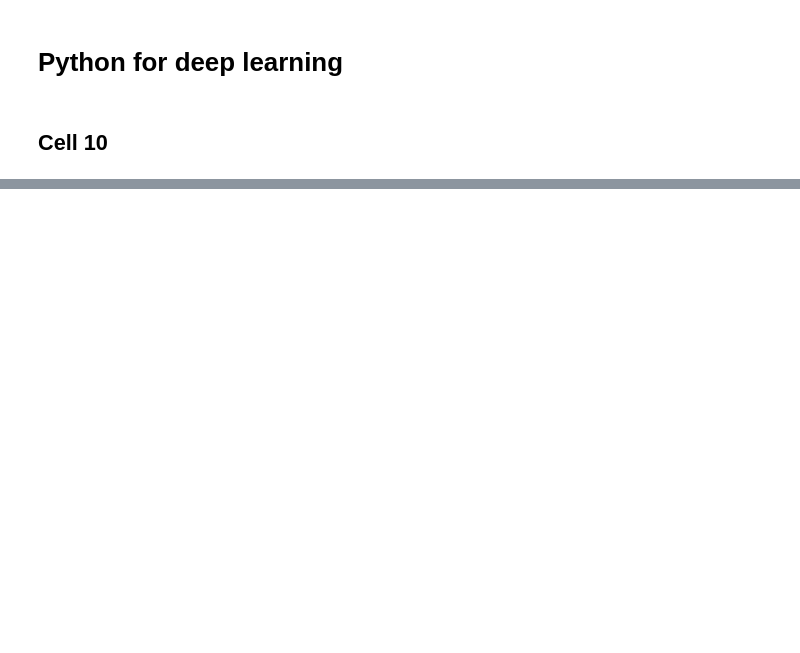
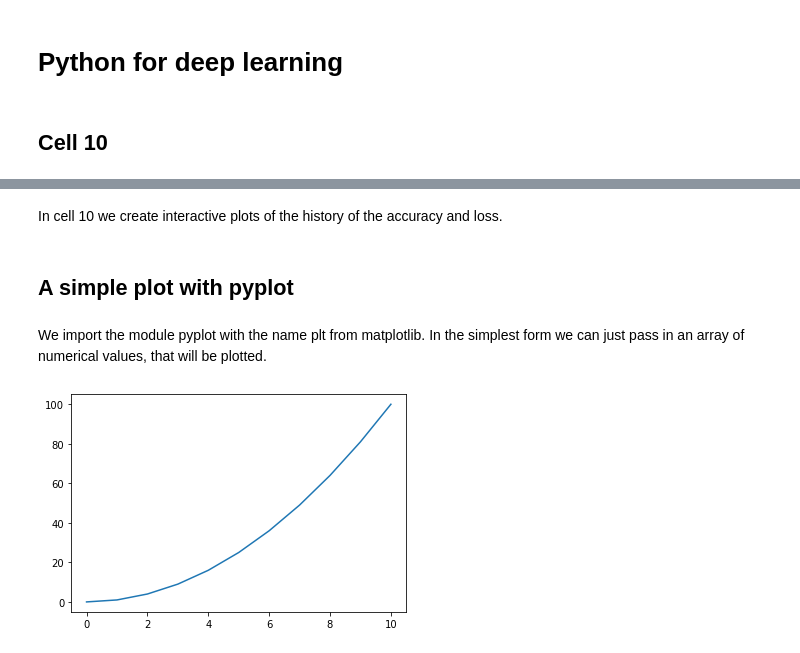
Before and after one commit to MontpellierRessourcesImagerie/DL_EXP_PC, a Jupyter notebook: DL01-cell10-explanations.ipynb, the cells around one changed output, grey strips where cells are left out. Saved outputs shown, nothing was run; the diff lists cells and outputs as text; code cells hidden in the pictures; blank space fills up the shorter version.

Commit message:
revised up to cell 12

```diff
--- a/DL01-cell10-explanations.ipynb
+++ b/DL01-cell10-explanations.ipynb
@@ -82,0 +28,13 @@ print(classPrediction)
+# %% [markdown]
+In cell 10 we create interactive plots of the history of the accuracy and loss.
+# %% [markdown]
+## A simple plot with pyplot
+# %% [markdown]
+We import the module pyplot with the name plt from matplotlib. In the simplest form we can just pass in an array of numerical values, that will be plotted.
+# %%
+import numpy as np
+import matplotlib.pyplot as plt
+x = np.arange(0, 11, 1)
+plot = plt.plot(x**2)
+# %% [output]
+[figure, added]
```
Also changed, not shown: parts of 32 cells of this notebook, 13 other files.
